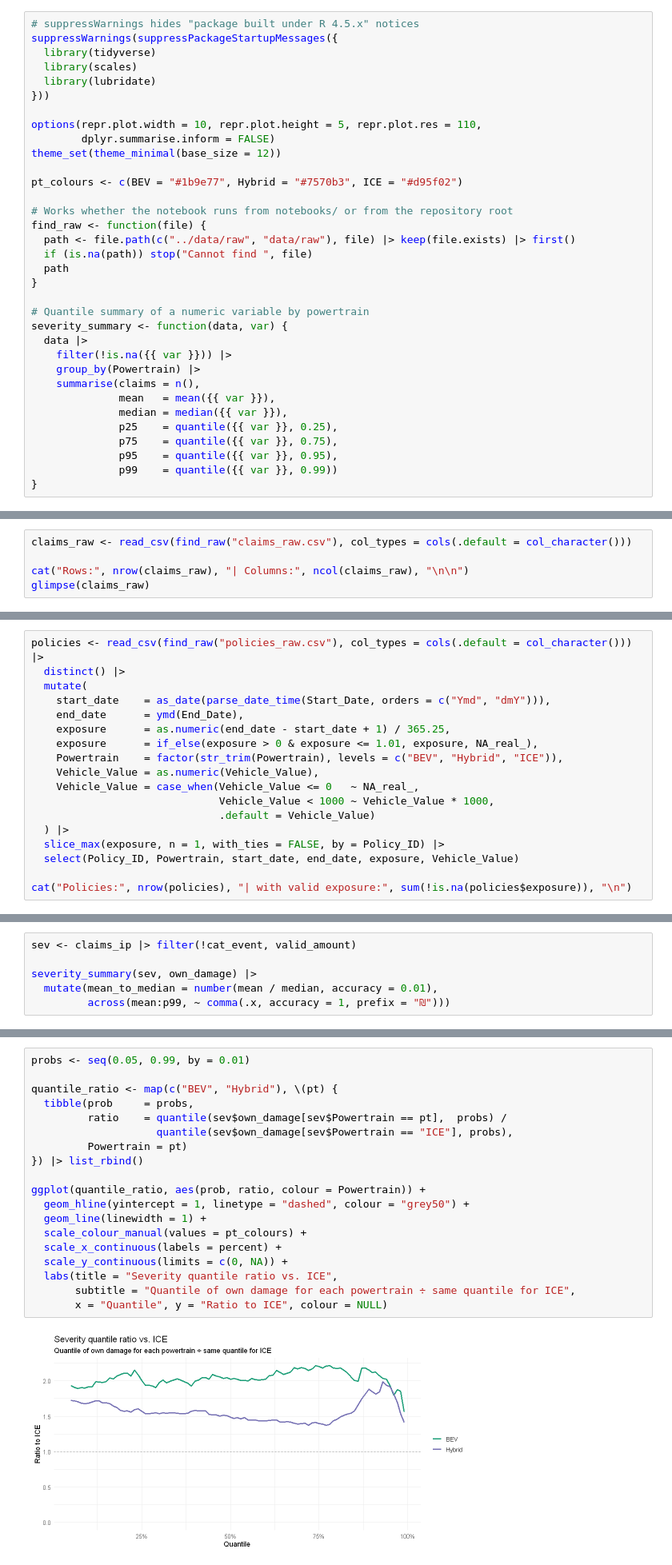
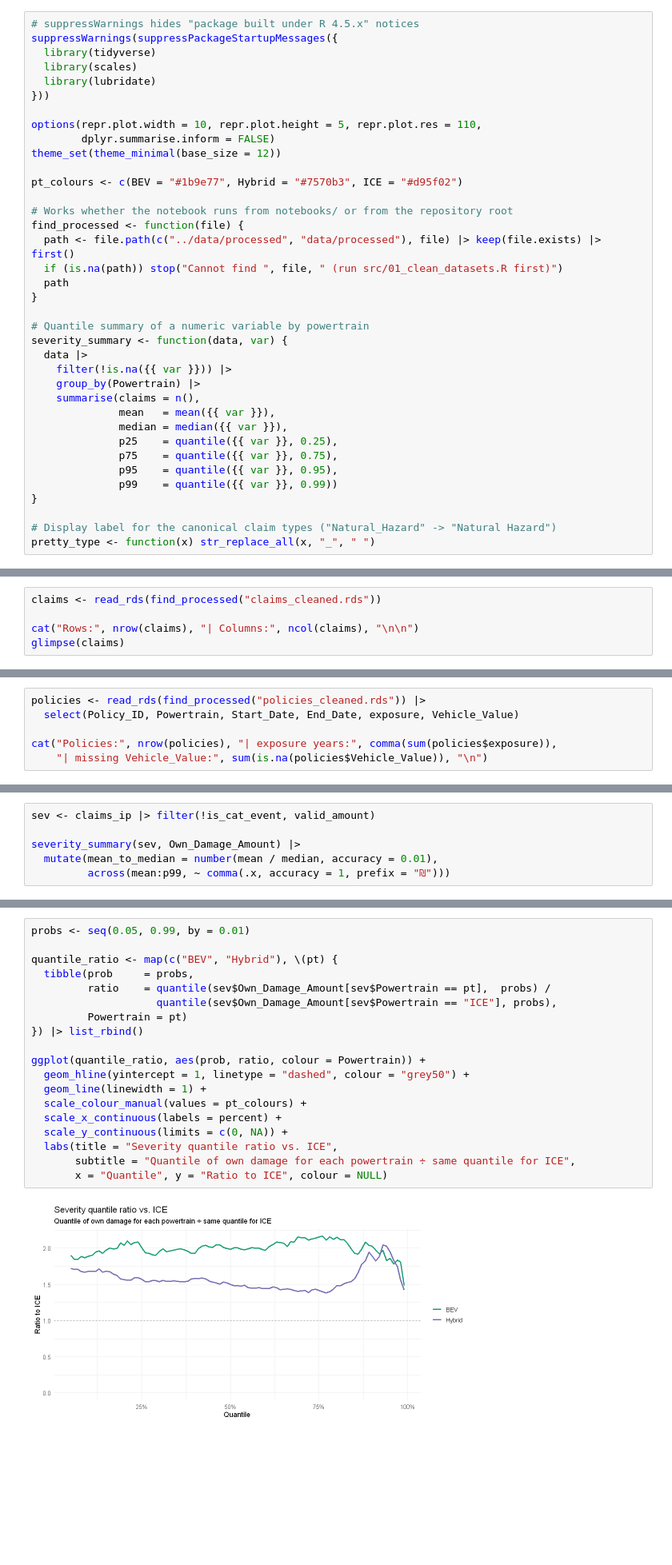
Before and after one commit to saar-cohen/actuarial-seminar-ev-pricing, a Jupyter notebook: notebooks/02_eda_claims.ipynb, the cells around one changed output, grey strips where cells are left out. Shown at 80% size. Cells and saved outputs as stored; diff of their text form; blank space fills up the shorter version.

```diff
--- a/notebooks/02_eda_claims.ipynb
+++ b/notebooks/02_eda_claims.ipynb
@@ -30,9 +30,9 @@ theme_set(theme_minimal(base_size = 12))
 pt_colours <- c(BEV = "#1b9e77", Hybrid = "#7570b3", ICE = "#d95f02")
 
 # Works whether the notebook runs from notebooks/ or from the repository root
-find_raw <- function(file) {
-  path <- file.path(c("../data/raw", "data/raw"), file) |> keep(file.exists) |> first()
-  if (is.na(path)) stop("Cannot find ", file)
+find_processed <- function(file) {
+  path <- file.path(c("../data/processed", "data/processed"), file) |> keep(file.exists) |> first()
+  if (is.na(path)) stop("Cannot find ", file, " (run src/01_clean_datasets.R first)")
   path
 }
 
@@ -49,4 +49,7 @@ severity_summary <- function(data, var) {
               p95    = quantile({{ var }}, 0.95),
               p99    = quantile({{ var }}, 0.99))
 }
+
+# Display label for the canonical claim types ("Natural_Hazard" -> "Natural Hazard")
+pretty_type <- function(x) str_replace_all(x, "_", " ")
 # %% [markdown]
@@ -55,6 +58,6 @@ All columns are read as text first, because the amounts contain currency symbols
 # %%
-claims_raw <- read_csv(find_raw("claims_raw.csv"), col_types = cols(.default = col_character()))
+claims <- read_rds(find_processed("claims_cleaned.rds"))
 
-cat("Rows:", nrow(claims_raw), "| Columns:", ncol(claims_raw), "\n\n")
-glimpse(claims_raw)
+cat("Rows:", nrow(claims), "| Columns:", ncol(claims), "\n\n")
+glimpse(claims)
 # %% [output]
@@ -144,19 +160,7 @@ This mirrors the policy harmonisation in notebook 01 §1.4: de-duplicate, parse
 # %%
-policies <- read_csv(find_raw("policies_raw.csv"), col_types = cols(.default = col_character())) |>
-  distinct() |>
-  mutate(
-    start_date    = as_date(parse_date_time(Start_Date, orders = c("Ymd", "dmY"))),
-    end_date      = ymd(End_Date),
-    exposure      = as.numeric(end_date - start_date + 1) / 365.25,
-    exposure      = if_else(exposure > 0 & exposure <= 1.01, exposure, NA_real_),
-    Powertrain    = factor(str_trim(Powertrain), levels = c("BEV", "Hybrid", "ICE")),
-    Vehicle_Value = as.numeric(Vehicle_Value),
-    Vehicle_Value = case_when(Vehicle_Value <= 0   ~ NA_real_,
-                              Vehicle_Value < 1000 ~ Vehicle_Value * 1000,
-                              .default = Vehicle_Value)
-  ) |>
-  slice_max(exposure, n = 1, with_ties = FALSE, by = Policy_ID) |>
-  select(Policy_ID, Powertrain, start_date, end_date, exposure, Vehicle_Value)
+policies <- read_rds(find_processed("policies_cleaned.rds")) |>
+  select(Policy_ID, Powertrain, Start_Date, End_Date, exposure, Vehicle_Value)
 
-cat("Policies:", nrow(policies), "| with valid exposure:", sum(!is.na(policies$exposure)), "\n")
+cat("Policies:", nrow(policies), "| exposure years:", comma(sum(policies$exposure)),
+    "| missing Vehicle_Value:", sum(is.na(policies$Vehicle_Value)), "\n")
 # %% [output]
@@ -349,9 +328,9 @@ A tibble: 8 × 4
 ## 3. Claim Severity (Own-Damage Cost per Claim)
 Base: attritional claims (CAT event excluded) with a valid own-damage amount.
 # %%
-sev <- claims_ip |> filter(!cat_event, valid_amount)
+sev <- claims_ip |> filter(!is_cat_event, valid_amount)
 
-severity_summary(sev, own_damage) |>
+severity_summary(sev, Own_Damage_Amount) |>
   mutate(mean_to_median = number(mean / median, accuracy = 0.01),
          across(mean:p99, ~ comma(.x, accuracy = 1, prefix = "₪")))
 # %% [output]
@@ -378,23 +357,23 @@ The **quantile ratio** BEV ÷ ICE across the distribution answers this directly.
 # %%
 probs <- seq(0.05, 0.99, by = 0.01)
 
 quantile_ratio <- map(c("BEV", "Hybrid"), \(pt) {
   tibble(prob     = probs,
-         ratio    = quantile(sev$own_damage[sev$Powertrain == pt],  probs) /
-                    quantile(sev$own_damage[sev$Powertrain == "ICE"], probs),
+         ratio    = quantile(sev$Own_Damage_Amount[sev$Powertrain == pt],  probs) /
+                    quantile(sev$Own_Damage_Amount[sev$Powertrain == "ICE"], probs),
          Powertrain = pt)
 }) |> list_rbind()
 
 ggplot(quantile_ratio, aes(prob, ratio, colour = Powertrain)) +
   geom_hline(yintercept = 1, linetype = "dashed", colour = "grey50") +
   geom_line(linewidth = 1) +
   scale_colour_manual(values = pt_colours) +
   scale_x_continuous(labels = percent) +
   scale_y_continuous(limits = c(0, NA)) +
   labs(title = "Severity quantile ratio vs. ICE",
        subtitle = "Quantile of own damage for each powertrain ÷ same quantile for ICE",
        x = "Quantile", y = "Ratio to ICE", colour = NULL)
 # %% [output]
-[figure, old version]
+[figure, new version]
 # %% [markdown]
 ### 3.2 Severity relative to vehicle value
```
Also changed, not shown: parts of 27 cells of this notebook, 5 other files.
